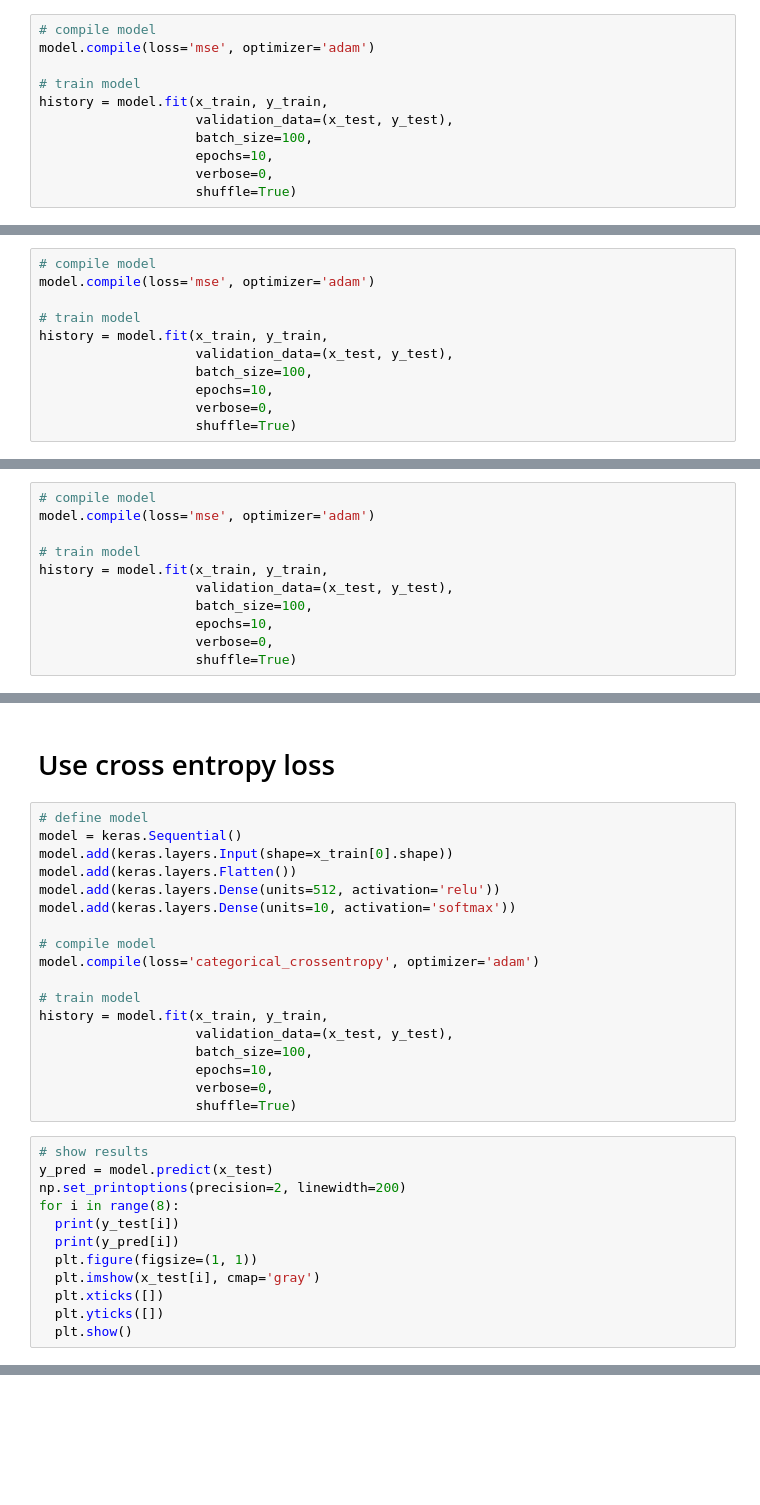
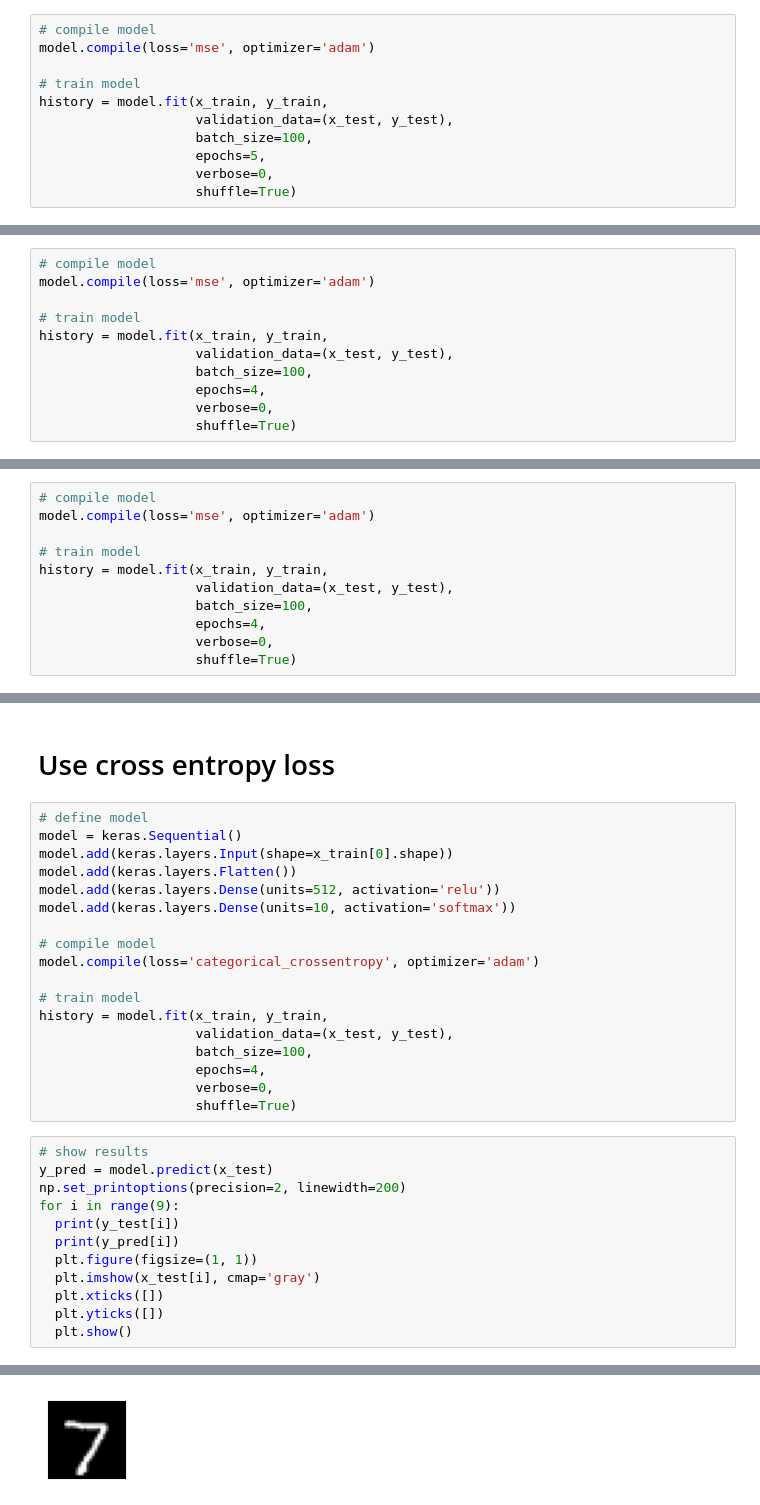
Before and after one commit to ProHamedM/Neural-Computing-and-Deep-Learning, a Jupyter notebook: MNIST Project/2 - MNIST_MLP.ipynb, the cells around one changed output, grey strips where cells are left out. Drawn from its saved outputs; the diff is of its cells as text; blank space fills up the shorter version.

Commit message:
Main change: epoch decreased

```diff
--- a/MNIST Project/2 - MNIST_MLP.ipynb
+++ b/MNIST Project/2 - MNIST_MLP.ipynb
@@ -87,7 +144,7 @@ model.compile(loss='mse', optimizer='adam')
 history = model.fit(x_train, y_train,
                     validation_data=(x_test, y_test),
                     batch_size=100,
-                    epochs=10,
+                    epochs=5,
                     verbose=0,
                     shuffle=True)
 # %%
@@ -124,7 +218,7 @@ model.compile(loss='mse', optimizer='adam')
 history = model.fit(x_train, y_train,
                     validation_data=(x_test, y_test),
                     batch_size=100,
-                    epochs=10,
+                    epochs=4,
                     verbose=0,
                     shuffle=True)
 # %%
@@ -161,7 +292,7 @@ model.compile(loss='mse', optimizer='adam')
 history = model.fit(x_train, y_train,
                     validation_data=(x_test, y_test),
                     batch_size=100,
-                    epochs=10,
+                    epochs=4,
                     verbose=0,
                     shuffle=True)
 # %%
@@ -196,14 +350,14 @@ model.compile(loss='categorical_crossentropy', optimizer='adam')
 history = model.fit(x_train, y_train,
                     validation_data=(x_test, y_test),
                     batch_size=100,
-                    epochs=10,
+                    epochs=4,
                     verbose=0,
                     shuffle=True)
 # %%
 # show results
 y_pred = model.predict(x_test)
 np.set_printoptions(precision=2, linewidth=200)
-for i in range(8):
+for i in range(9):
   print(y_test[i])
   print(y_pred[i])
   plt.figure(figsize=(1, 1))
@@ -211,3 +365,4 @@ for i in range(8):
   plt.xticks([])
   plt.yticks([])
   plt.show()
+# %% [output]
@@ -213,0 +372 @@ for i in range(8):
+[figure, added]
```
Also changed, not shown: parts of 22 cells of this notebook.
